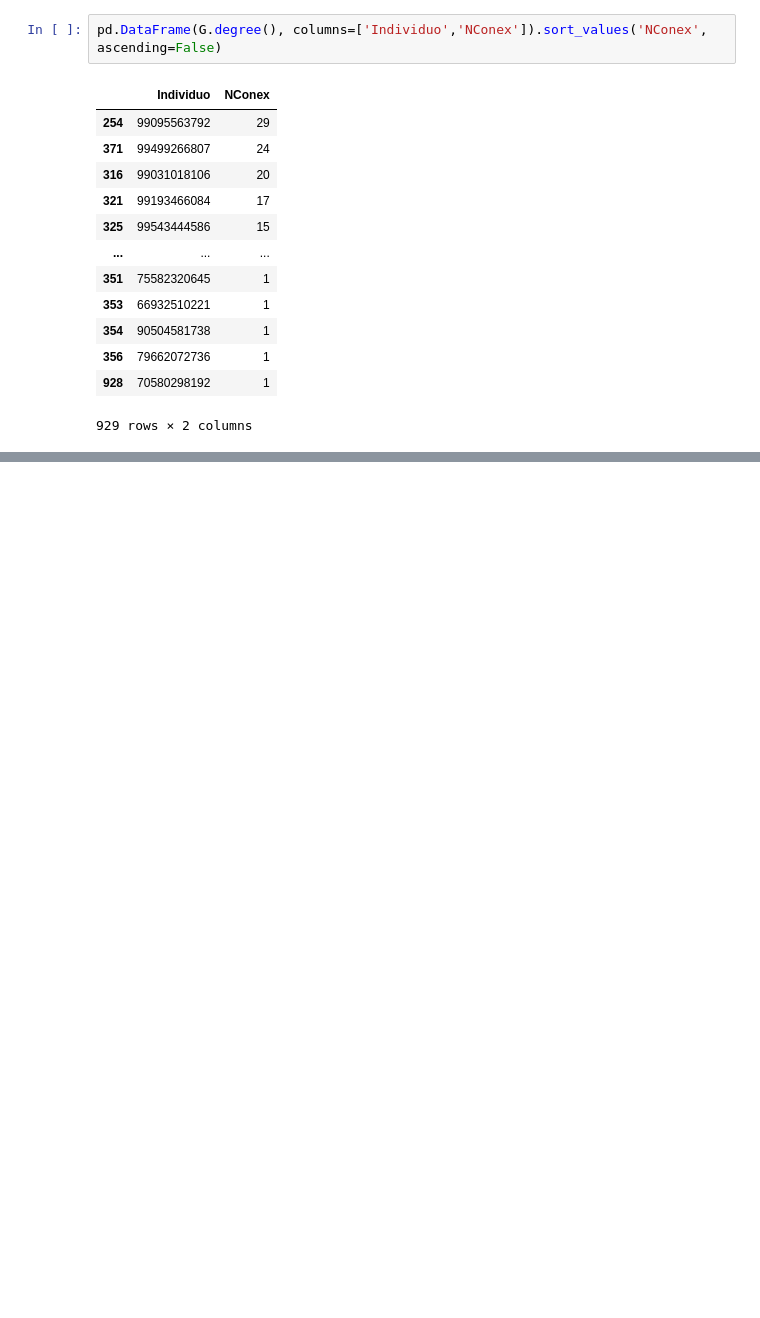
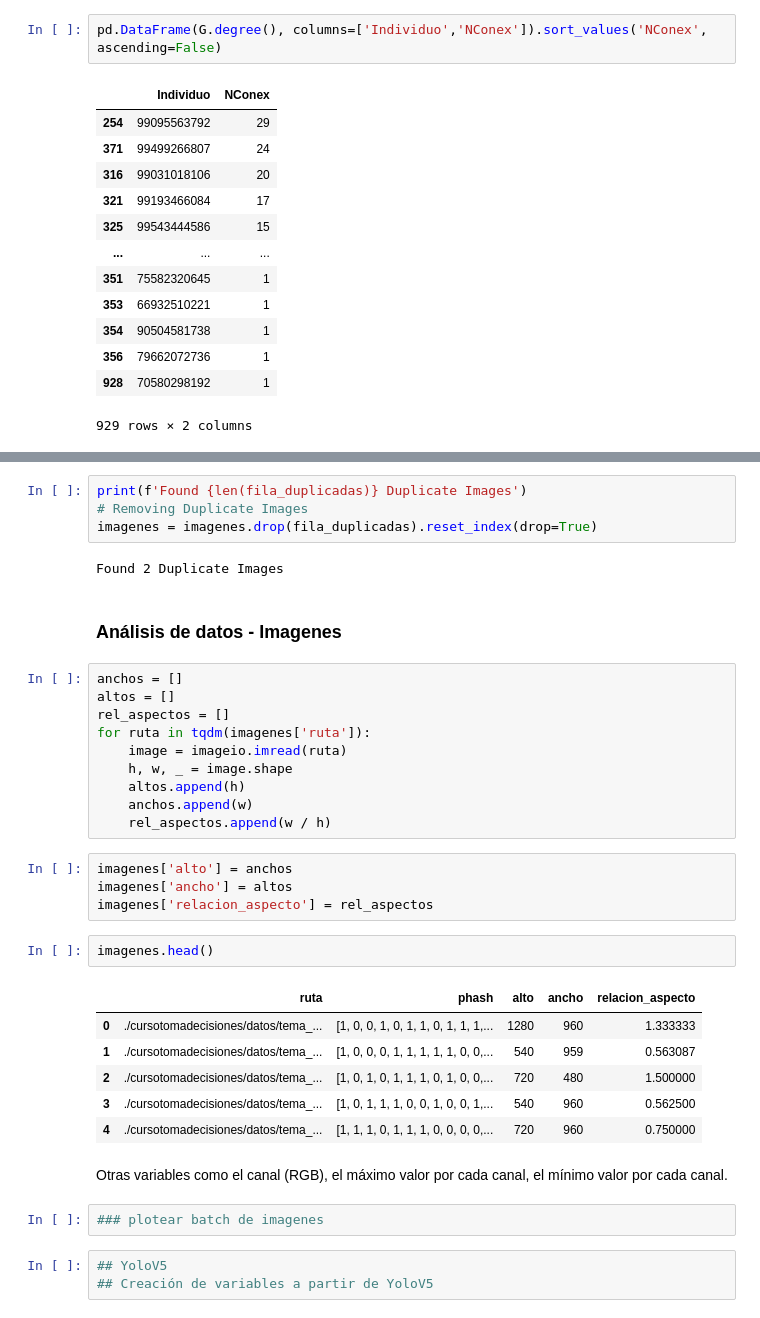
Before and after one commit to dfbeltran/cursotomadecisiones, a Jupyter notebook: Fuentes_de_datos_no_tradicionales_.ipynb, the cells around one changed output, grey strips where cells are left out. Cells and saved outputs as stored; diff of their text form; blank space fills up the shorter version.

```diff
--- a/Fuentes_de_datos_no_tradicionales_.ipynb
+++ b/Fuentes_de_datos_no_tradicionales_.ipynb
@@ -865,0 +946,38 @@ pd.DataFrame(G.degree(), columns=['Individuo','NConex']).sort_values('NConex', a
+# %%
+print(f'Found {len(fila_duplicadas)} Duplicate Images')
+# Removing Duplicate Images
+imagenes = imagenes.drop(fila_duplicadas).reset_index(drop=True)
+# %% [output]
+Found 2 Duplicate Images
+# %% [markdown]
+### Análisis de datos - Imagenes
+# %%
+anchos = []
+altos = []
+rel_aspectos = []
+for ruta in tqdm(imagenes['ruta']):
+    image = imageio.imread(ruta)
+    h, w, _ = image.shape
+    altos.append(h)
+    anchos.append(w)
+    rel_aspectos.append(w / h)
+# %%
+imagenes['alto'] = anchos
+imagenes['ancho'] = altos
+imagenes['relacion_aspecto'] = rel_aspectos
+# %%
+imagenes.head()
+# %% [output]
+|  | ruta | phash | alto | ancho | relacion_aspecto |
+| 0 | ./cursotomadecisiones/datos/tema_... | [1, 0, 0, 1, 0, 1, 1, 0, 1, 1, 1,... | 1280 | 960 | 1.333333 |
+| 1 | ./cursotomadecisiones/datos/tema_... | [1, 0, 0, 0, 1, 1, 1, 1, 1, 0, 0,... | 540 | 959 | 0.563087 |
+| 2 | ./cursotomadecisiones/datos/tema_... | [1, 0, 1, 0, 1, 1, 1, 0, 1, 0, 0,... | 720 | 480 | 1.500000 |
+| 3 | ./cursotomadecisiones/datos/tema_... | [1, 0, 1, 1, 1, 0, 0, 1, 0, 0, 1,... | 540 | 960 | 0.562500 |
+| 4 | ./cursotomadecisiones/datos/tema_... | [1, 1, 1, 0, 1, 1, 1, 0, 0, 0, 0,... | 720 | 960 | 0.750000 |
+# %% [markdown]
+Otras variables como el canal (RGB), el máximo valor por cada canal, el mínimo valor por cada canal.
+# %%
+### plotear batch de imagenes
+# %%
+## YoloV5
+## Creación de variables a partir de YoloV5
```
Also changed, not shown: parts of 14 cells of this notebook, 2 other files.
